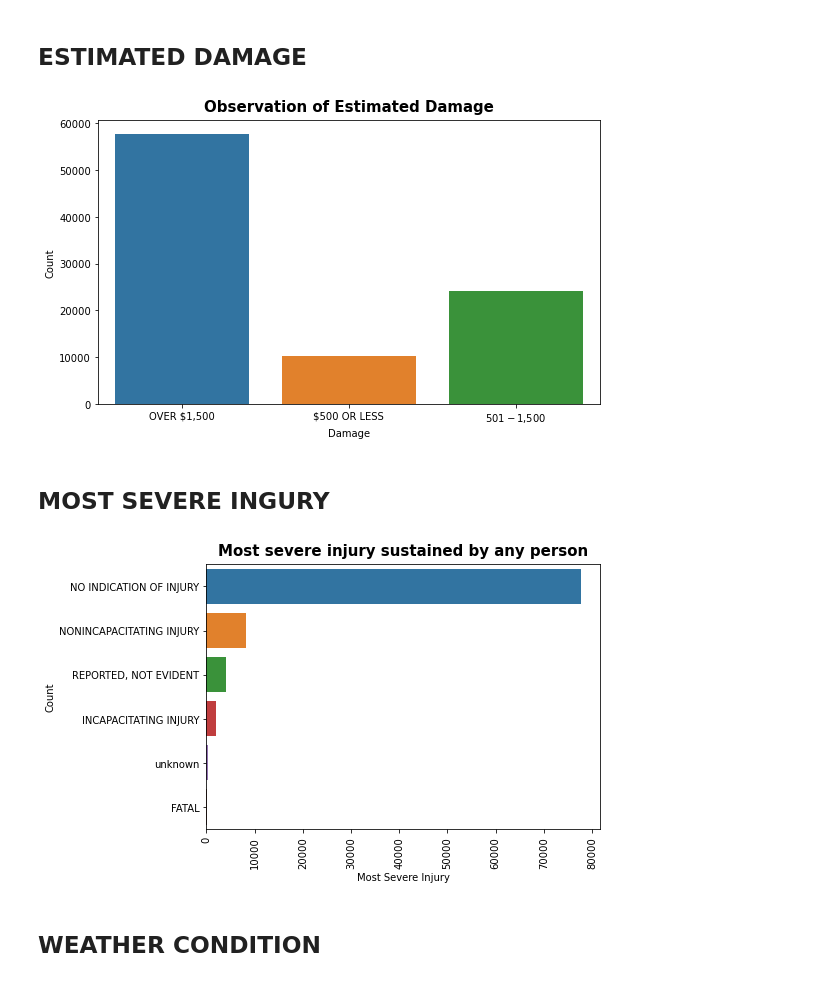
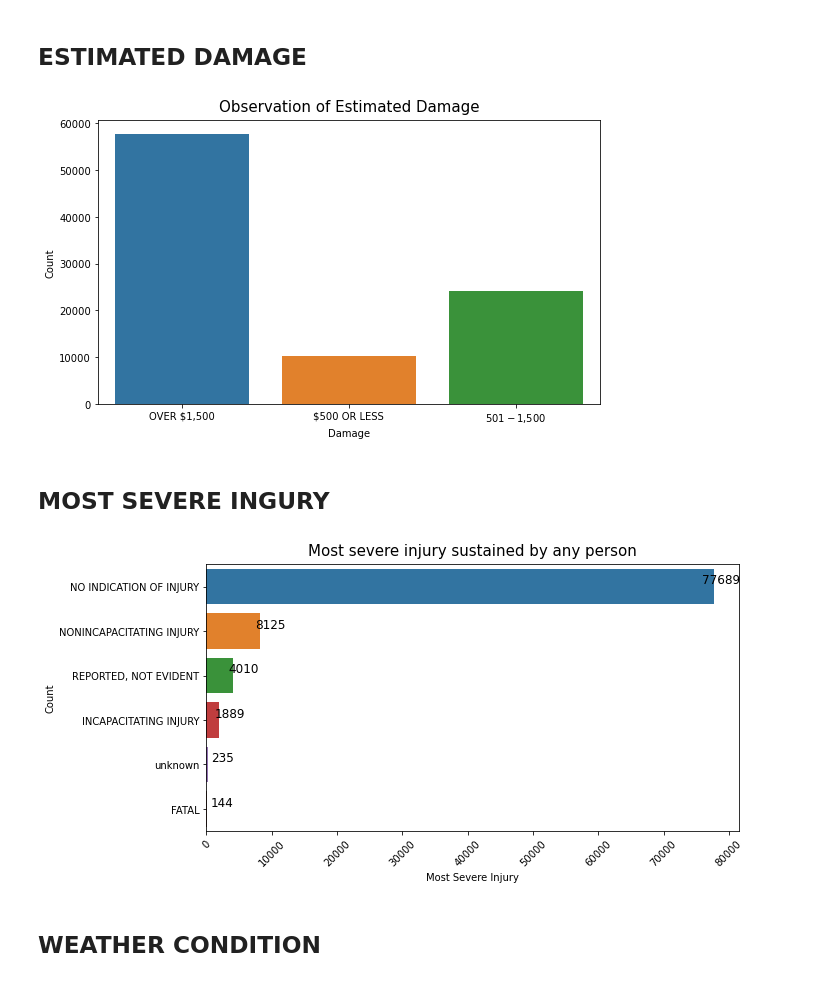
Before and after one commit to akladyous/Chicago_Car_Crashes, a Jupyter notebook: Chicago_Car_Crashes.ipynb, the cells around one changed output. Cells and saved outputs as stored; diff of their text form; code cells hidden in the pictures.

```diff
--- a/Chicago_Car_Crashes.ipynb
+++ b/Chicago_Car_Crashes.ipynb
@@ -160,7 +158,7 @@ array(['FAILING TO YIELD RIGHT-OF-WAY', 'UNABLE TO DETERMINE',
        'BICYCLE ADVANCING LEGALLY ON RED LIGHT',
        'MOTORCYCLE ADVANCING LEGALLY ON RED LIGHT'], dtype=object)
 # %%
-df.PRIM_CONTRIBUTORY_CAUSE = df.PRIM_CONTRIBUTORY_CAUSE.apply(target_grouper)
+df.PRIM_CONTRIBUTORY_CAUSE = Target_Grouper().fit_transform(df.PRIM_CONTRIBUTORY_CAUSE)
 # %%
 df.PRIM_CONTRIBUTORY_CAUSE.unique()
 # %% [output]
@@ -240,26 +240,32 @@ plt.show()
 # %%
 fig, ax = plt.subplots(figsize=(8,5))
 sns_crach_type = sns.countplot(x=df.DAMAGE, ax=ax)
-ax.set_title("Observation of Estimated Damage", fontsize=15, weight='bold', ha='center', va='bottom')
+ax.set_title("Observation of Estimated Damage", fontsize=15, ha='center', va='bottom')
 ax.set_xlabel('Damage')
 ax.set_ylabel('Count')
 plt.savefig('./img/damage.jpg',format="jpg")
 plt.show()
 # %% [output]
-[figure, old version]
+[figure, new version]
 # %% [markdown]
 ## MOST SEVERE INGURY
 # %%
-fig, ax = plt.subplots(figsize=(8,5))
-sns.barplot(x=df.MOST_SEVERE_INJURY.value_counts().values, y= df.MOST_SEVERE_INJURY.value_counts().index, ax=ax)
-ax.set_title("Most severe injury sustained by any person", fontsize=15, weight='bold', ha='center', va='bottom')
+fig, ax = plt.subplots(figsize=(10,5))
+msi = sns.barplot(x=df.MOST_SEVERE_INJURY.value_counts().values, y=df.MOST_SEVERE_INJURY.value_counts().index,ax=ax)
+
+for index, row in df.MOST_SEVERE_INJURY.value_counts().iteritems():
+    msi.text(x=4000+row, y=df.MOST_SEVERE_INJURY.value_counts().index.get_loc(index),
+             s=round(row), color='black', va='bottom',  ha="right", fontsize=12)
+
+ax.set_title("Most severe injury sustained by any person", fontsize=15, ha='center', va='bottom')
 ax.set_xlabel('Most Severe Injury')
 ax.set_ylabel('Count')
-plt.xticks(rotation=90)
-plt.savefig('./img/Most_Severe_Injury.jpg',format="jpg")
+plt.xticks(rotation=45)
+fig.tight_layout()
+plt.savefig('./img/Most_Severe_Injury.jpg', dpi=150, format="jpg")
 plt.show()
 # %% [output]
-[figure, old version]
+[figure, new version]
 # %% [markdown]
 ## WEATHER CONDITION
 # %%
```
Also changed, not shown: parts of 31 cells of this notebook, 22 other files.
